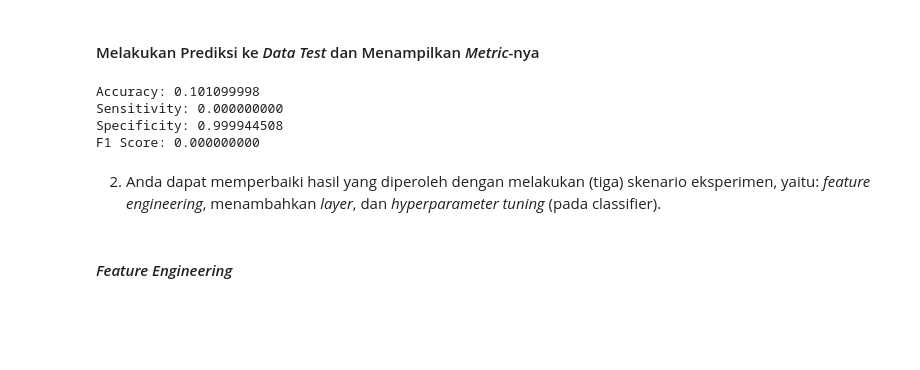
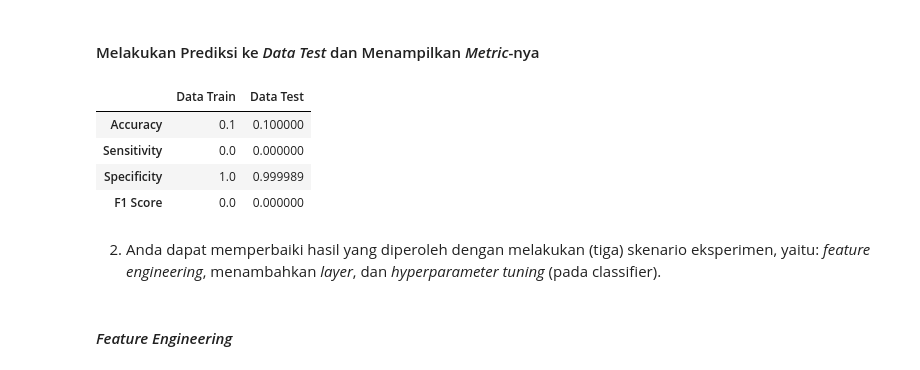
Before and after one commit to reiva5/CSC6801381-pemelajaran-mesin-lanjut, a Jupyter notebook: Lab 2/src/Tugas2_Jehian Norman Saviero_2006609645.ipynb, the cells around one changed output. Saved outputs shown, nothing was run; the diff lists cells and outputs as text; code cells hidden in the pictures; blank space fills up the shorter version.

```diff
--- a/Lab 2/src/Tugas2_Jehian Norman Saviero_2006609645.ipynb
+++ b/Lab 2/src/Tugas2_Jehian Norman Saviero_2006609645.ipynb
@@ -76,3 +72,12 @@ def predict_and_print_metrics(model, x_test, y_test):
+# %%
+def predict_and_get_metrics(model, x_test, y_test, label):
+  _, accuracy, sensitivity, specificity, score_f1 = model.evaluate(x_test, y_test, verbose=0)
+  return pd.DataFrame([[accuracy, sensitivity, specificity, score_f1]], columns=['Accuracy', 'Sensitivity', 'Specificity', 'F1 Score'], index=[label])
+
+def compare_train_and_test(model, x_train, y_train, x_test, y_test, extra_label=''):
+  metric_train = predict_and_get_metrics(model, x_train, y_train, 'Data Train %s' % (extra_label))
+  metric_test = predict_and_get_metrics(model, x_test, y_test, 'Data Test %s' % (extra_label))
+  return pd.concat([metric_train, metric_test])
 # %% [markdown]
 ##### Fungsi Bantuan untuk _Load Dataset_
 # %%
@@ -114,7 +122,7 @@ model.output_shape
 #### Melakukan kompilasi ke dalam model
 # %%
 model.compile(
-    optimizer=tf.optimizers.Adam(0.001),
+    optimizer=SGD(lr=0.001, momentum=0.9),
     loss='categorical_crossentropy',
     metrics=[
       'accuracy',
@@ -150,12 +158,13 @@ Epoch 10/10
 # %% [markdown]
 #### Melakukan Prediksi ke _Data Test_ dan Menampilkan _Metric_-nya
 # %%
-predict_and_print_metrics(model, x_test, y_test)
+compare_train_and_test(model, x_train, y_train, x_test, y_test).transpose()
 # %% [output]
-Accuracy: 0.101099998
-Sensitivity: 0.000000000
-Specificity: 0.999944508
-F1 Score: 0.000000000
+|  | Data Train | Data Test |
+| Accuracy | 0.1 | 0.100000 |
+| Sensitivity | 0.0 | 0.000000 |
+| Specificity | 1.0 | 0.999989 |
+| F1 Score | 0.0 | 0.000000 |
 # %% [markdown]
 2. Anda dapat memperbaiki hasil yang diperoleh dengan melakukan  (tiga) skenario eksperimen, yaitu: _feature engineering_, menambahkan _layer_, dan _hyperparameter tuning_ (pada classifier).
 # %% [markdown]
```
Also changed, not shown: parts of 45 cells of this notebook.
